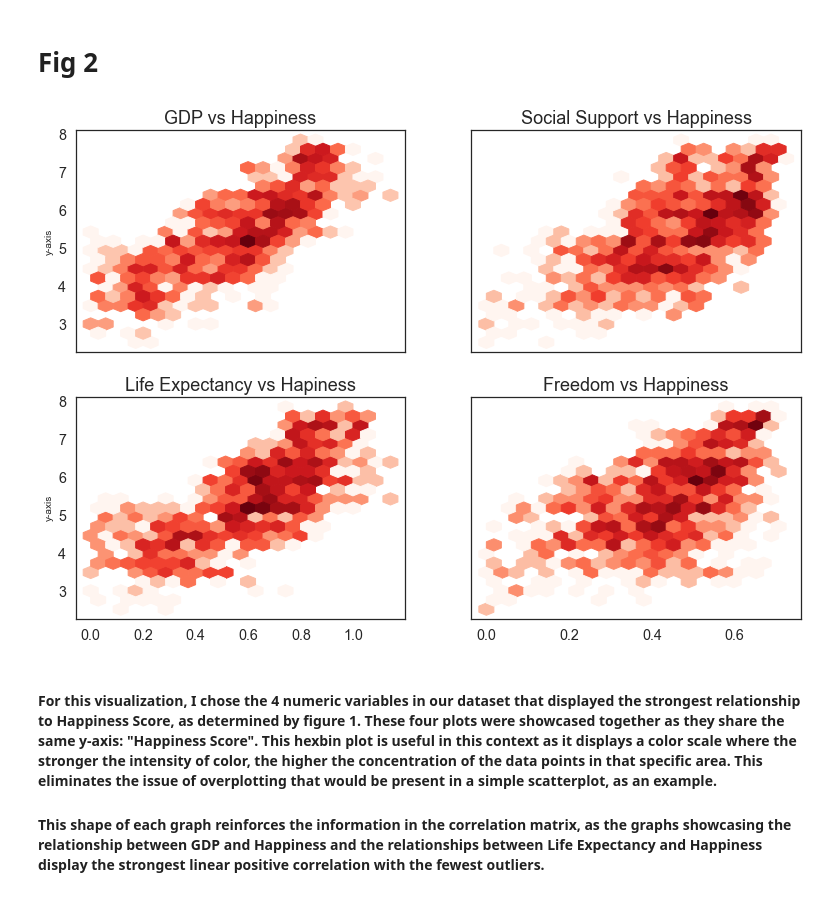
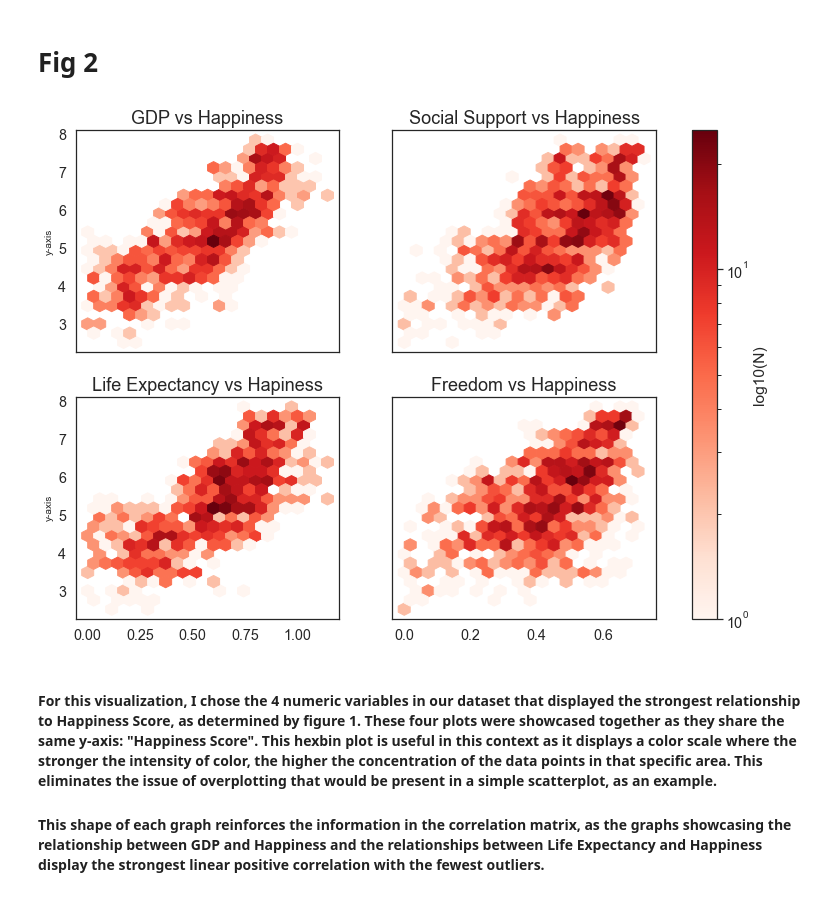
Before and after one commit to ubco-W2022T1-cosc301/project-group47, a Jupyter notebook: notebooks/analysis1.ipynb, the cells around one changed output. Drawn from its saved outputs; the diff is of its cells as text; code cells hidden in the pictures.

Commit message:
added colorbar

```diff
--- a/notebooks/analysis1.ipynb
+++ b/notebooks/analysis1.ipynb
@@ -253,34 +253,36 @@ x1=df3["Economy (GDP per Capita)"]
 y1=df3["Happiness Score"]
 x2=df3["Family (Social Support)"]
 y2=df3["Happiness Score"]
 x3=df3["Health (Life Expectancy)"]
 y3=df3["Happiness Score"]
 x4=df3["Freedom"]
 y4=df3["Happiness Score"]
 
 
 fig, axs = plt.subplots(2, 2)
 a = axs[0, 0].hexbin(x1, y1, gridsize=20, bins='log', cmap='Reds',mincnt=1)
 axs[0, 0].set_title('GDP vs Happiness',fontsize=18)
 fig.set_figheight(9)
 fig.set_figwidth(13)
+cb = fig.colorbar(a, ax=axs)
+cb.set_label('log10(N)')
 b = axs[0, 1].hexbin(x2, y2, gridsize=20, bins='log', cmap='Reds',mincnt=1)
 axs[0, 1].set_title('Social Support vs Happiness',fontsize=18)
 c = axs[1, 0].hexbin(x3, y3, gridsize=20, bins='log', cmap="Reds",mincnt=1)
 axs[1, 0].set_title('Life Expectancy vs Hapiness',fontsize=18)
 d = axs[1, 1].hexbin(x4, y4 , gridsize=20, bins='log', cmap='Reds',mincnt=1)
 axs[1, 1].set_title('Freedom vs Happiness',fontsize=18)
 
 for ax in axs.flat:
 
     ax.set_ylabel('y-axis', fontsize = 10)
 
 
 # Hide x labels and tick labels for top plots and y ticks for right plots.
 for ax in axs.flat:
     ax.label_outer()
 # %% [output]
-[figure, old version]
+[figure, new version]
 # %% [markdown]
 #### For this visualization, I chose the 4 numeric variables in our dataset that displayed the strongest relationship to Happiness Score, as determined by figure 1. These four plots were showcased together as they share the same y-axis: "Happiness Score". This hexbin plot is useful in this context as it displays a color scale where the stronger the intensity of color, the higher the concentration of the data points in that specific area.  This eliminates the issue of overplotting that would be present in a simple scatterplot, as an example.
 #### This shape of each graph reinforces the information in the correlation matrix, as the graphs showcasing the relationship between GDP and Happiness and the relationships between Life Expectancy and Happiness display the strongest linear positive correlation with the fewest outliers.
```
